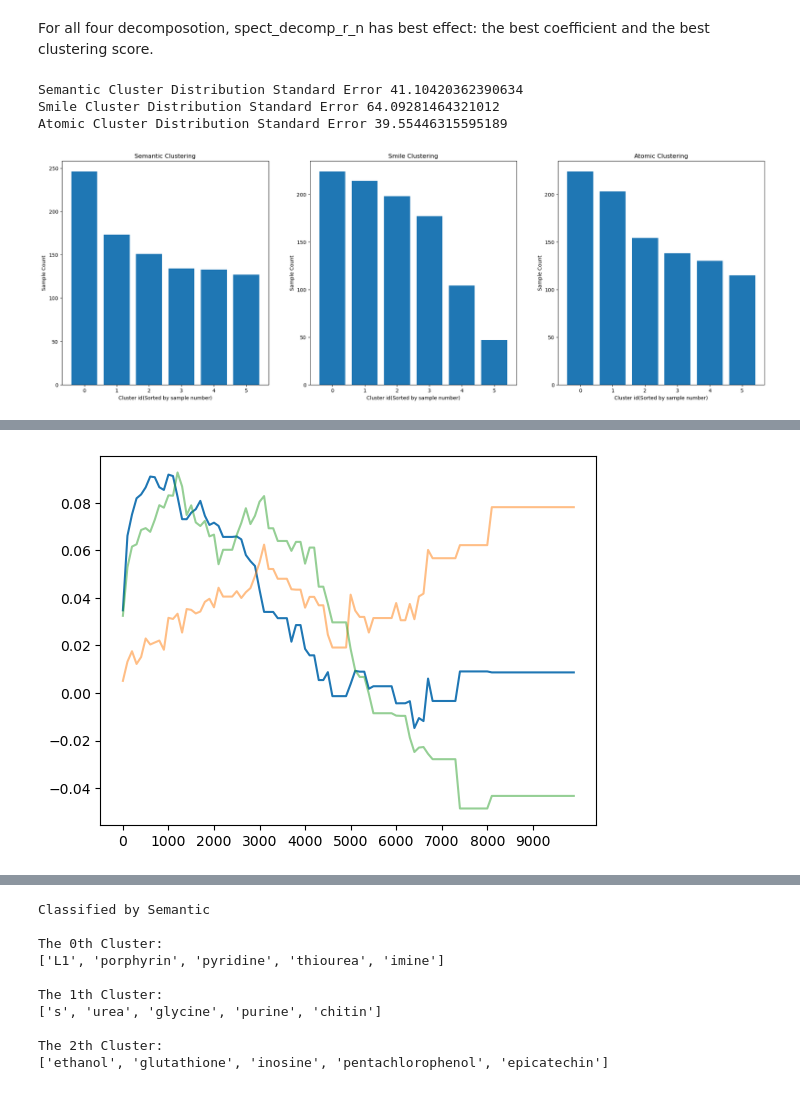
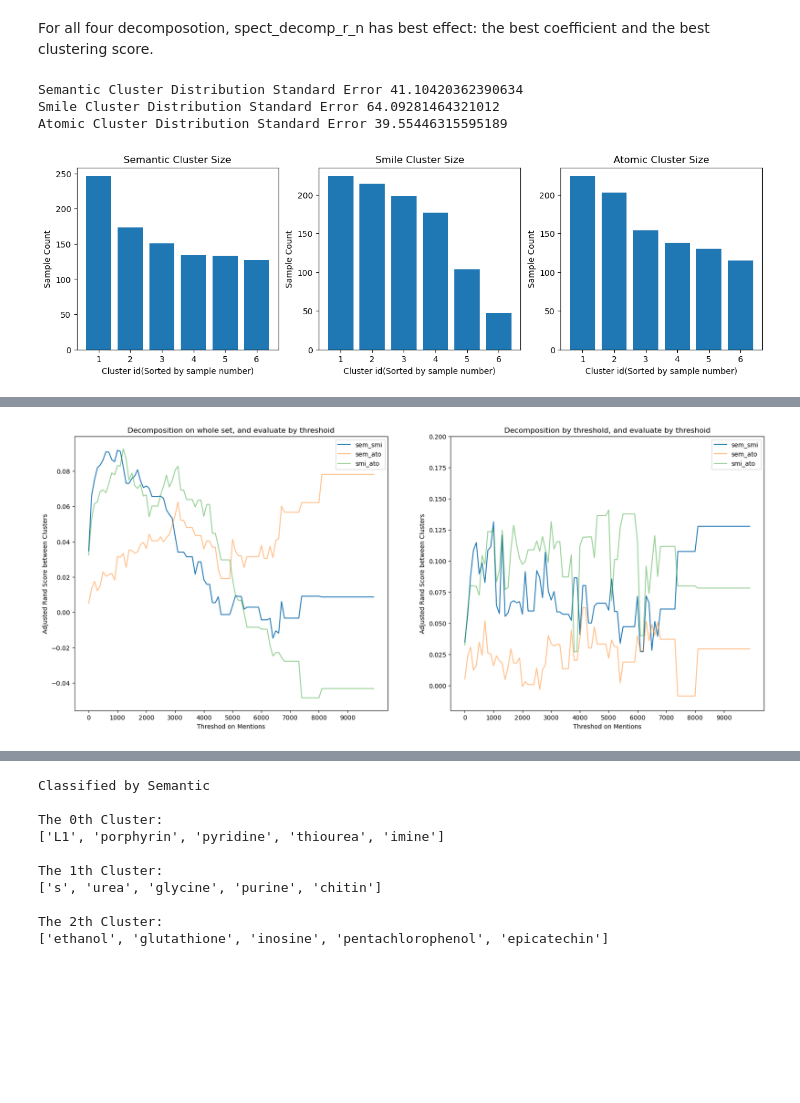
Before and after one commit to LyuZejian/CrystalEmbedding, a Jupyter notebook: Cluster_analysis.ipynb, the cells around one changed output, grey strips where cells are left out. Saved outputs shown, nothing was run; the diff lists cells and outputs as text; code cells hidden in the pictures; blank space fills up the shorter version.

Commit message:
update cluster

```diff
--- a/Cluster_analysis.ipynb
+++ b/Cluster_analysis.ipynb
@@ -243,41 +244,44 @@ def get_count(labels, mode='Semantic'):
     print(mode, "Cluster Distribution Standard Error", np.std(np.array(nums)))
 
     return sorted(nums, reverse=True)
 
 
 spect_decomp = spect_decomp_r_n
 
 sem_decomp = spect_decomp(df_sem)
 smi_decomp = spect_decomp(df_smi)
 ato_decomp = spect_decomp(df_ato)
 
 sem_label = spect_clustering(df_sem, spect_decomp, number=6)
 smi_label = spect_clustering(df_smi, spect_decomp, number=6)
 ato_label = spect_clustering(df_ato, spect_decomp, number=6)
 sem_cnt = get_count(sem_label, mode="Semantic")
 smi_cnt = get_count(smi_label, mode="Smile")
 ato_cnt = get_count(ato_label, mode="Atomic")
 
-fig, axes = plt.subplots(1, 3, figsize=(25, 8), squeeze=True)
-axes[0].set_title("Semantic Clustering")
+fig, axes = plt.subplots(1, 3, figsize=(15, 4), squeeze=True)
+axes[0].set_title("Semantic Cluster Size")
 axes[0].set_ylabel("Sample Count")
 axes[0].set_xlabel("Cluster id(Sorted by sample number)")
-axes[0].bar(range(6), sem_cnt)
-axes[1].set_title("Smile Clustering")
+axes[0].bar(range(1,7), sem_cnt)
+axes[0].set_xticks(range(1,7))
+axes[1].set_title("Smile Cluster Size")
 axes[1].set_ylabel("Sample Count")
 axes[1].set_xlabel("Cluster id(Sorted by sample number)")
-axes[1].bar(range(6), smi_cnt)
-axes[2].set_title("Atomic Clustering")
+axes[1].bar(range(1,7), smi_cnt)
+axes[1].set_xticks(range(1,7))
+axes[2].set_title("Atomic Cluster Size")
 axes[2].set_ylabel("Sample Count")
 axes[2].set_xlabel("Cluster id(Sorted by sample number)")
-axes[2].bar(range(6), ato_cnt)
+axes[2].bar(range(1,7), ato_cnt)
+axes[2].set_xticks(range(1,7))
 
 plt.show()
 # %% [output]
 Semantic Cluster Distribution Standard Error 41.10420362390634
 Smile Cluster Distribution Standard Error 64.09281464321012
 Atomic Cluster Distribution Standard Error 39.55446315595189
-[figure, old version]
+[figure, new version]
 # %%
 spect_decomp = spect_decomp_r_n
 
@@ -318,6 +322,7 @@ df_decomp
 964 rows × 7 columns
 # %%
 # Analysis the clustering label computed from whole set
+fig,axes=plt.subplots(1, 2, figsize=(20, 8))
 
 r_score = adjusted_rand_score
 
@@ -332,11 +337,43 @@ for i in np.arange(0, 10000, 100):
                            df_decomp[df_decomp.word_freq >= i].atomic_label))
     smi_ato.append(r_score(df_decomp[df_decomp.word_freq >= i].smile_label,
                            df_decomp[df_decomp.word_freq >= i].atomic_label))
+axes[0].set_title("Decomposition on whole set, and evaluate by threshoid")
+axes[0].set_xlabel("Threshod on Mentions")
+axes[0].set_ylabel("Adjusted Rand Score between Clusters")
+axes[0].plot(np.arange(0, 10000, 100), sem_smi, label="sem_smi", alpha=1)
+axes[0].plot(np.arange(0, 10000, 100), sem_ato, label="sem_ato", alpha=0.5)
+axes[0].plot(np.arange(0, 10000, 100), smi_ato, label="smi_ato", alpha=0.5)
+axes[0].set_xticks(np.arange(0, 10000, 1000))
+axes[0].legend()
 
-plt.plot(np.arange(0, 10000, 100), sem_smi, label="sem_smi", alpha=1)
-plt.plot(np.arange(0, 10000, 100), sem_ato, label="sem_ato", alpha=0.5)
-plt.plot(np.arange(0, 10000, 100), smi_ato, label="smi_ato", alpha=0.5)
-plt.xticks(np.arange(0, 10000, 1000))
+# Analysis new clustering label computed on subset
+
+sem_smi = []
+sem_ato = []
+smi_ato = []
+
+spect_decomp = spect_decomp_r_n
+
+r_score = adjusted_rand_score
+
+for i in np.arange(0, 10000, 100):
+    chem_list = list(df_add[df_add.word_freq >= i].name)
+    sem_label = spect_clustering(df_sem.loc[chem_list, chem_list], spect_decomp, number=6)
+    smi_label = spect_clustering(df_smi.loc[chem_list, chem_list], spect_decomp, number=6)
+    ato_label = spect_clustering(df_ato.loc[chem_list, chem_list], spect_decomp, number=6)
+
+    sem_smi.append(r_score(sem_label, smi_label))
+    sem_ato.append(r_score(sem_label, ato_label))
+    smi_ato.append(r_score(smi_label, ato_label))
+axes[1].set_title("Decomposition by threshold, and evaluate by threshoid")
+axes[1].set_xlabel("Threshod on Mentions")
+axes[1].set_ylabel("Adjusted Rand Score between Clusters")
+axes[1].plot(np.arange(0, 10000, 100), sem_smi, label="sem_smi", alpha=1)
+axes[1].plot(np.arange(0, 10000, 100), sem_ato, label="sem_ato", alpha=0.5)
+axes[1].plot(np.arange(0, 10000, 100), smi_ato, label="smi_ato", alpha=0.5)
+axes[1].set_xticks(np.arange(0, 10000, 1000))
+axes[1].set_ylim((-0.02, 0.2))
+axes[1].legend()
 plt.show()
 # %% [output]
-[figure, old version]
+[figure, new version]
```
Also changed, not shown: parts of 7 cells of this notebook.
